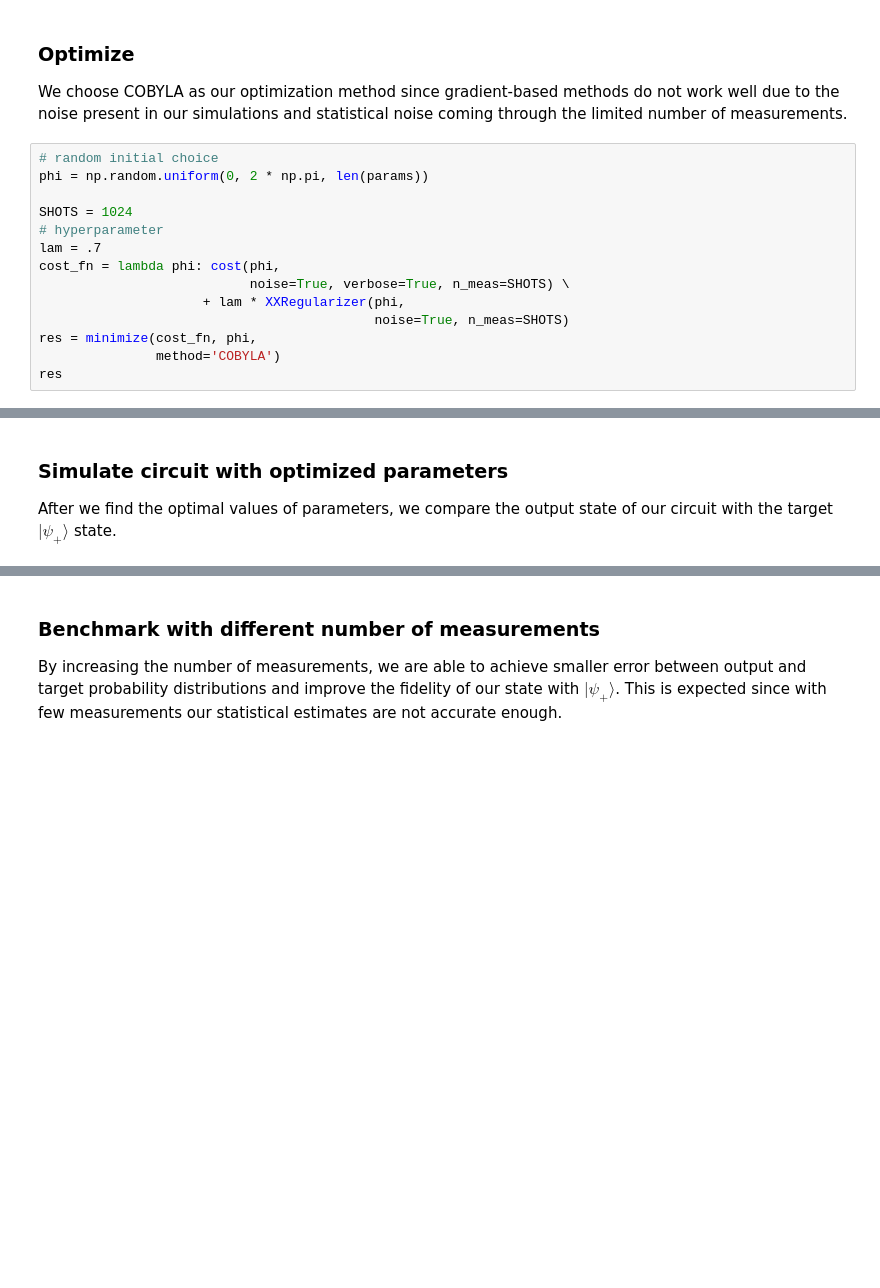
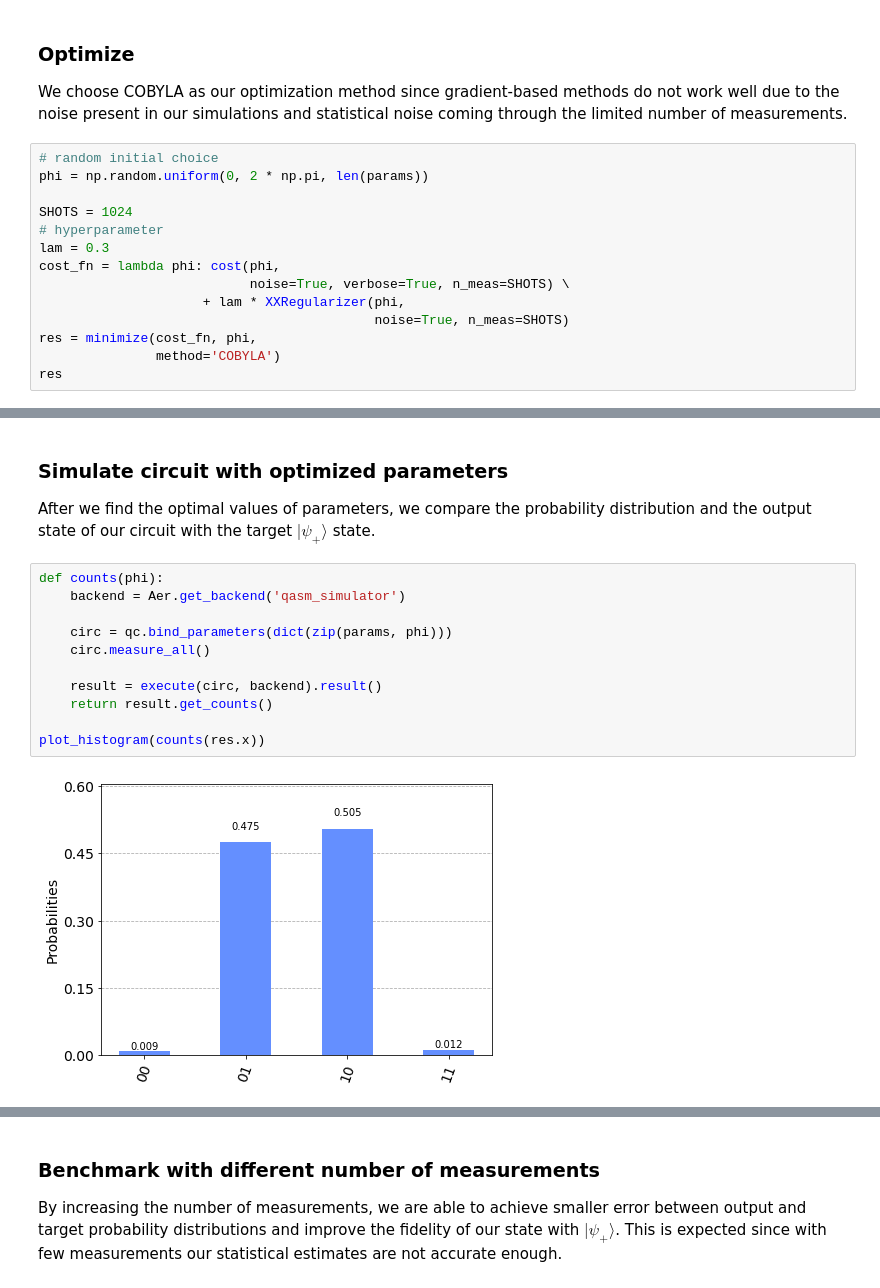
Before and after one commit to georgios-ts/qc-mentorship, a Jupyter notebook: task_2/task_2.ipynb, the cells around one changed output, grey strips where cells are left out. Cells and saved outputs as stored; diff of their text form; blank space fills up the shorter version.

Commit message:
add visualizations

```diff
--- a/task_2/task_2.ipynb
+++ b/task_2/task_2.ipynb
@@ -154,7 +155,7 @@ phi = np.random.uniform(0, 2 * np.pi, len(params))
 
 SHOTS = 1024
 # hyperparameter
-lam = .7
+lam = 0.3
 cost_fn = lambda phi: cost(phi,
                            noise=True, verbose=True, n_meas=SHOTS) \
                      + lam * XXRegularizer(phi,
@@ -190,5 +191,18 @@ res
 # %% [markdown]
 ### Simulate circuit with optimized parameters
-After we find the optimal values of parameters, we compare the output state of our circuit with the target $ |\psi_+ \rangle$ state.
+After we find the optimal values of parameters, we compare the probability distribution and the output state of our circuit with the target $ |\psi_+ \rangle$ state.
+# %%
+def counts(phi):
+    backend = Aer.get_backend('qasm_simulator')
+
+    circ = qc.bind_parameters(dict(zip(params, phi)))
+    circ.measure_all()
+
+    result = execute(circ, backend).result()
+    return result.get_counts()
+
+plot_histogram(counts(res.x))
+# %% [output]
+[figure, added]
 # %%
 from qiskit.quantum_info import state_fidelity
```
Also changed, not shown: parts of 7 cells of this notebook.
